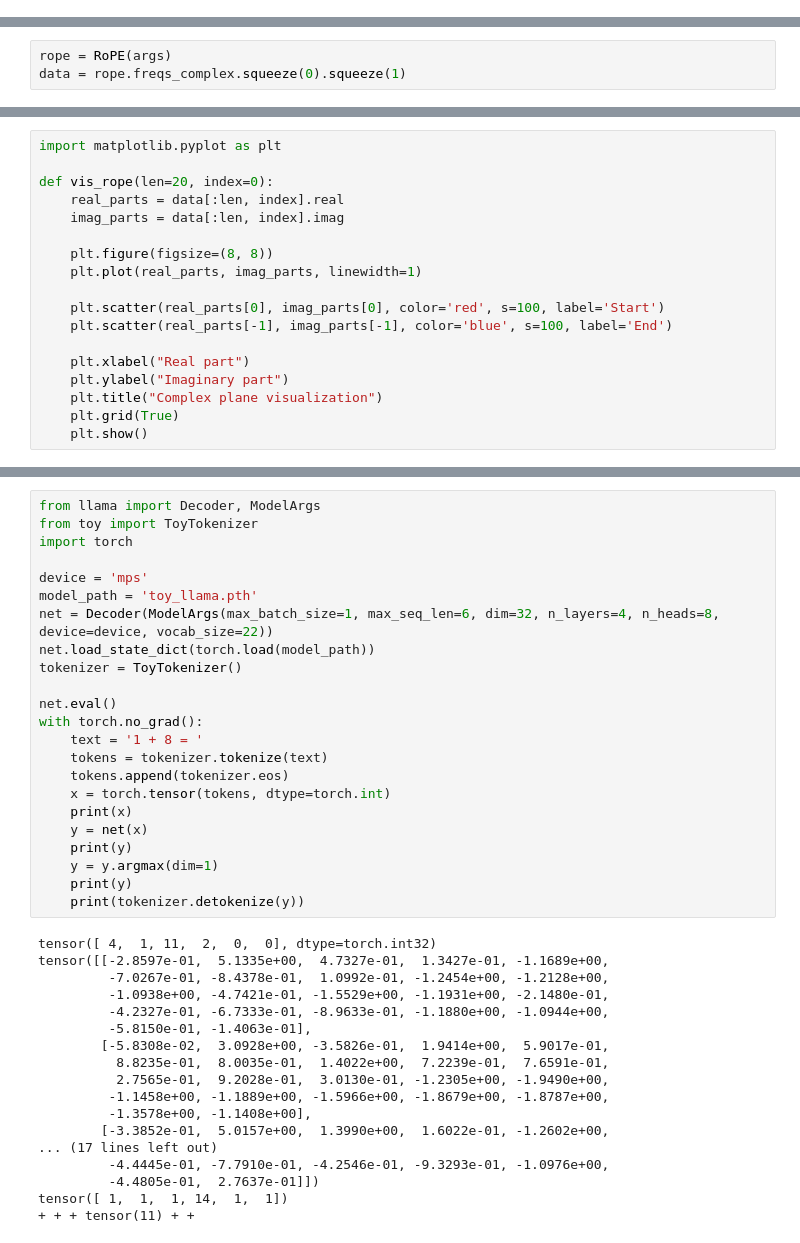
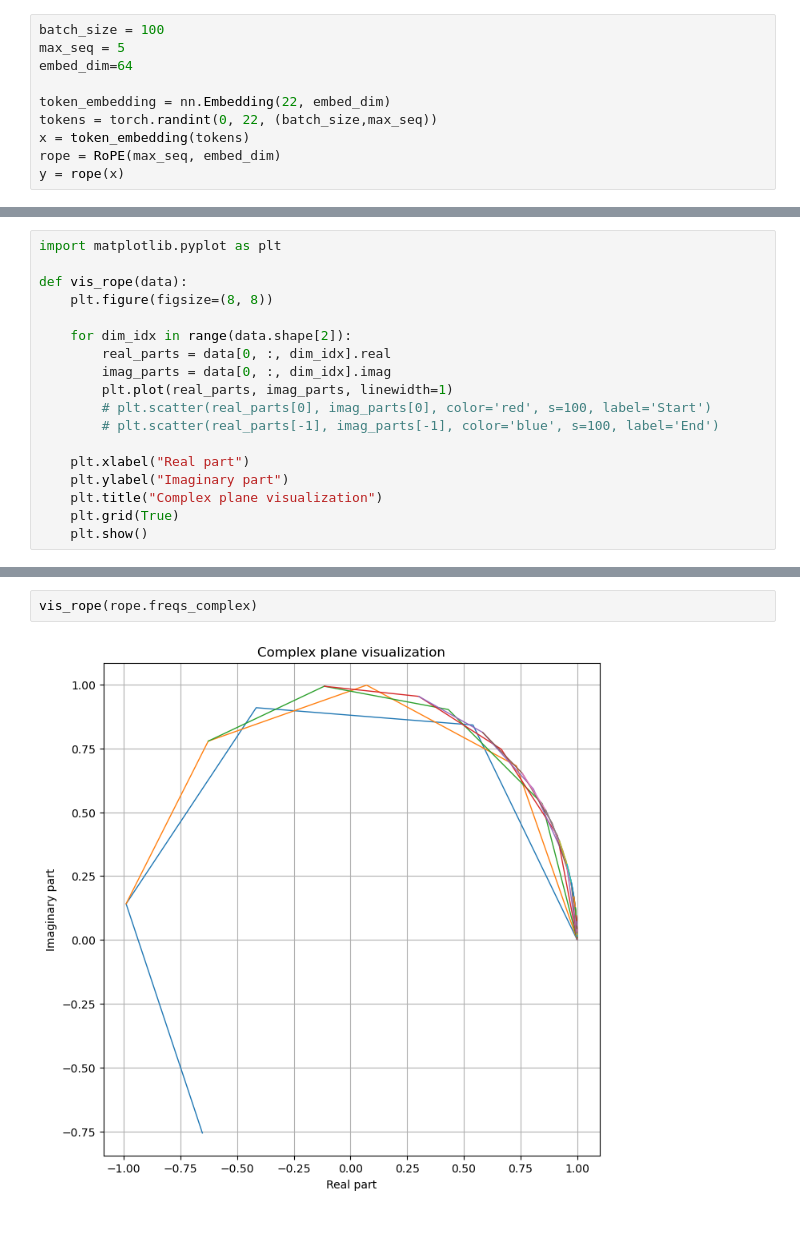
Before and after one commit to rmgogogo/nano-aigc, a Jupyter notebook: llama.ipynb, the cells around one changed output, grey strips where cells are left out. Saved outputs shown, nothing was run; the diff lists cells and outputs as text.

```diff
--- a/llama.ipynb
+++ b/llama.ipynb
@@ -48 +6,11 @@ loss.backward()
+# %%
+batch_size = 100
+max_seq = 5
+embed_dim=64
+
+token_embedding = nn.Embedding(22, embed_dim)
+tokens = torch.randint(0, 22, (batch_size,max_seq))
+x = token_embedding(tokens)
+rope = RoPE(max_seq, embed_dim)
+y = rope(x)
 # %%
@@ -52,3 +19,0 @@ torch.Size([3, 5]) torch.Size([3])
-# %%
-rope = RoPE(args)
-data = rope.freqs_complex.squeeze(0).squeeze(1)
@@ -69,15 +20,15 @@ torch.Size([512, 2])
 # %%
 import matplotlib.pyplot as plt
 
-def vis_rope(len=20, index=0):
-    real_parts = data[:len, index].real
-    imag_parts = data[:len, index].imag
+def vis_rope(data):
+    plt.figure(figsize=(8, 8))
 
-    plt.figure(figsize=(8, 8))
-    plt.plot(real_parts, imag_parts, linewidth=1)
-
-    plt.scatter(real_parts[0], imag_parts[0], color='red', s=100, label='Start')
-    plt.scatter(real_parts[-1], imag_parts[-1], color='blue', s=100, label='End')
+    for dim_idx in range(data.shape[2]):
+        real_parts = data[0, :, dim_idx].real
+        imag_parts = data[0, :, dim_idx].imag
+        plt.plot(real_parts, imag_parts, linewidth=1)
+        # plt.scatter(real_parts[0], imag_parts[0], color='red', s=100, label='Start')
+        # plt.scatter(real_parts[-1], imag_parts[-1], color='blue', s=100, label='End')
 
     plt.xlabel("Real part")
     plt.ylabel("Imaginary part")
@@ -119,41 +38,4 @@ torch.Size([256, 2]) torch.Size([256, 2])
-# %%
-from llama import Decoder, ModelArgs
-from toy import ToyTokenizer
-import torch
-
-device = 'mps'
-model_path = 'toy_llama.pth'
-net = Decoder(ModelArgs(max_batch_size=1, max_seq_len=6, dim=32, n_layers=4, n_heads=8, device=device, vocab_size=22))
-net.load_state_dict(torch.load(model_path))
-tokenizer = ToyTokenizer()
-
-net.eval()
-with torch.no_grad():
-    text = '1 + 8 = '
-    tokens = tokenizer.tokenize(text)
-    tokens.append(tokenizer.eos)
-    x = torch.tensor(tokens, dtype=torch.int)
-    print(x)
-    y = net(x)
-    print(y)
-    y = y.argmax(dim=1)
-    print(y)
-    print(tokenizer.detokenize(y))
-# %% [output]
-tensor([ 4,  1, 11,  2,  0,  0], dtype=torch.int32)
-tensor([[-2.8597e-01,  5.1335e+00,  4.7327e-01,  1.3427e-01, -1.1689e+00,
-         -7.0267e-01, -8.4378e-01,  1.0992e-01, -1.2454e+00, -1.2128e+00,
-         -1.0938e+00, -4.7421e-01, -1.5529e+00, -1.1931e+00, -2.1480e-01,
-         -4.2327e-01, -6.7333e-01, -8.9633e-01, -1.1880e+00, -1.0944e+00,
-         -5.8150e-01, -1.4063e-01],
-        [-5.8308e-02,  3.0928e+00, -3.5826e-01,  1.9414e+00,  5.9017e-01,
-          8.8235e-01,  8.0035e-01,  1.4022e+00,  7.2239e-01,  7.6591e-01,
-          2.7565e-01,  9.2028e-01,  3.0130e-01, -1.2305e+00, -1.9490e+00,
-         -1.1458e+00, -1.1889e+00, -1.5966e+00, -1.8679e+00, -1.8787e+00,
-         -1.3578e+00, -1.1408e+00],
-        [-3.3852e-01,  5.0157e+00,  1.3990e+00,  1.6022e-01, -1.2602e+00,
-... (17 lines left out)
-         -4.4445e-01, -7.7910e-01, -4.2546e-01, -9.3293e-01, -1.0976e+00,
-         -4.4805e-01,  2.7637e-01]])
-tensor([ 1,  1,  1, 14,  1,  1])
-+ + + tensor(11) + +
+# %%
+vis_rope(rope.freqs_complex)
+# %% [output]
+[figure, added]
```
Also changed, not shown: parts of 13 cells of this notebook, 1 other file.
